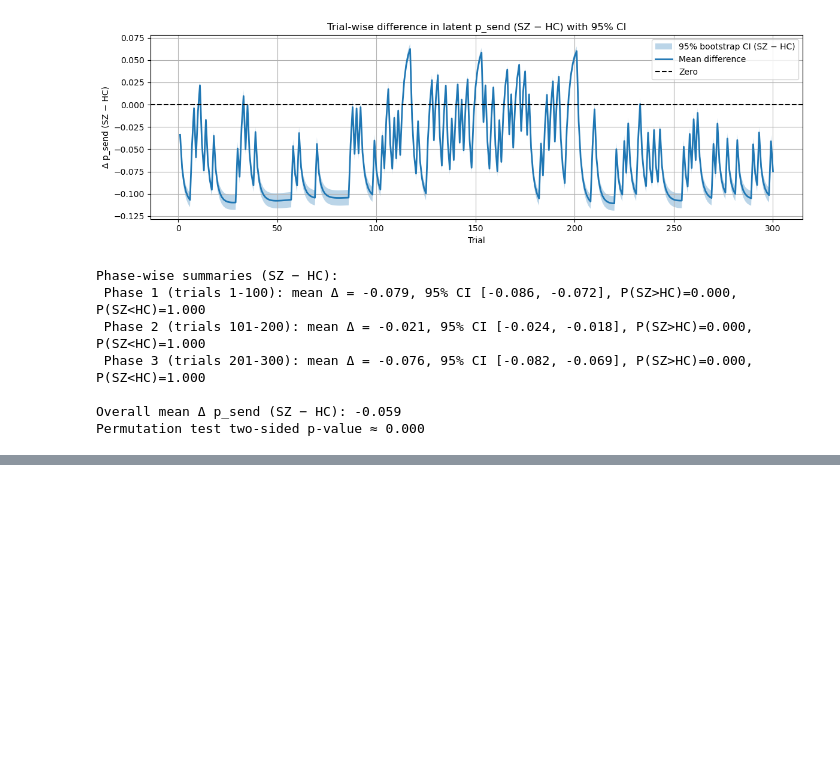
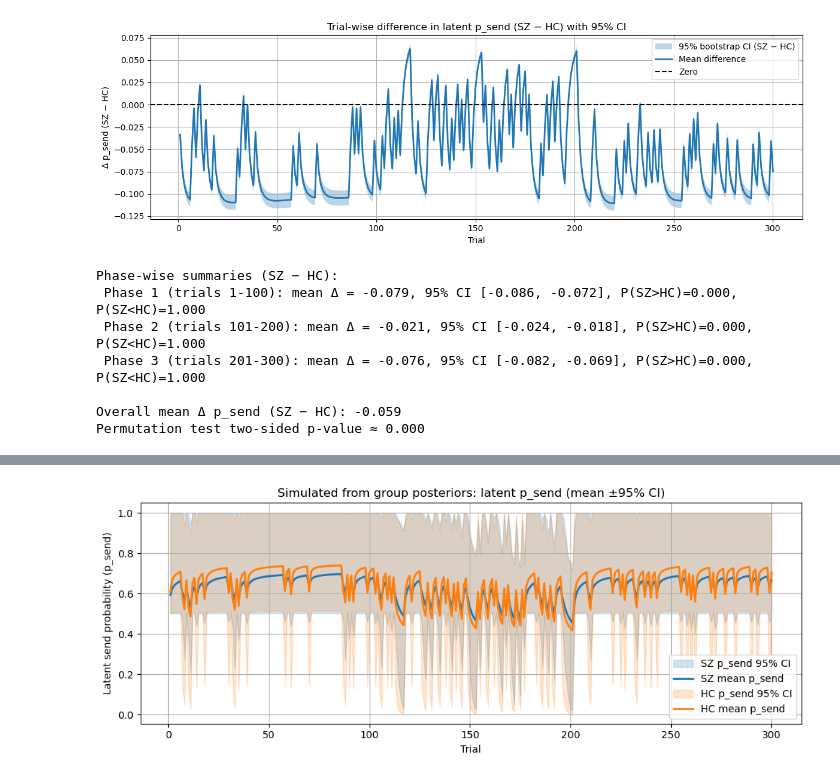
Before and after one commit to kaanka5312/sch_pe, a Jupyter notebook: external/Python/SoftmaxBayesian.ipynb, the cells around one changed output, grey strips where cells are left out. Cells and saved outputs as stored; diff of their text form; code cells hidden in the pictures; blank space fills up the shorter version.

```diff
--- a/external/Python/SoftmaxBayesian.ipynb
+++ b/external/Python/SoftmaxBayesian.ipynb
@@ -1427,0 +1567,19 @@ Permutation test two-sided p-value ≈ 0.000
+# %%
+# generate one common trustee_shared (same schedule realization) for SZ and HC
+common_trustee_shared = np.random.default_rng(123).binomial(1,
+    np.concatenate([np.full(100, 0.8), np.full(100, 0.5), np.full(100, 0.8)]),
+    size=300
+)
+
+sim_dep = simulate_group_from_hyperposterior(
+    trace_dep, "DEP", n_subjects=1000, T=300, seed=42,
+    shared_trustee_shared=common_trustee_shared
+)
+sim_hc = simulate_group_from_hyperposterior(
+    trace_hc, "HC", n_subjects=1000, T=300, seed=99,
+    shared_trustee_shared=common_trustee_shared
+)
+
+plot_group_simulations(sim_dep, sim_hc)
+# %% [output]
+[figure, added]
```
Also changed, not shown: parts of 16 cells of this notebook.
